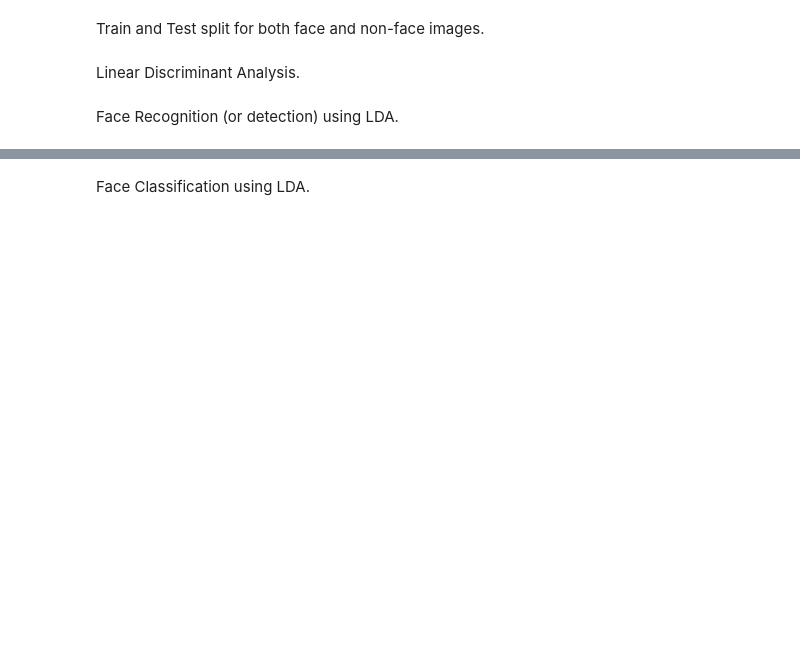
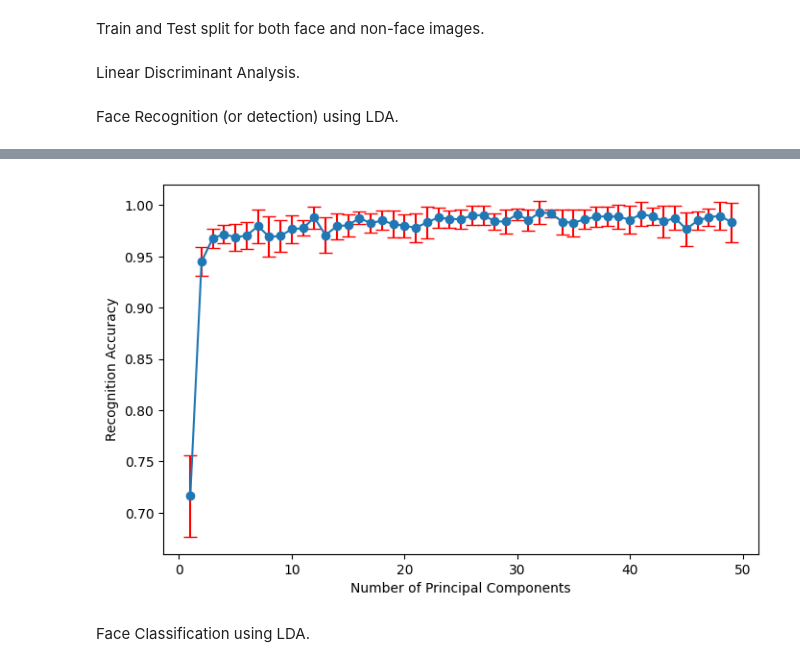
Before and after one commit to anuraglamsal/qf_project_4, a Jupyter notebook: proj_4.ipynb, the cells around one changed output, grey strips where cells are left out. Drawn from its saved outputs; the diff is of its cells as text; code cells hidden in the pictures; blank space fills up the shorter version.

```diff
--- a/proj_4.ipynb
+++ b/proj_4.ipynb
@@ -287,56 +287,75 @@ Face Recognition (or detection) using LDA.
 # %%
 np.random.seed(7)
 
-average_accuracy = 0
-accuracies = []
 num_trials = 10
+accuracy_results = {}
+print_flag = True
 
-for i in range(num_trials):
-    face_train_img, _, face_test_img, _ = random_split_face(35, 8, face_images, face_labels)
-    non_face_train_img, non_face_train_labels, non_face_test_img, non_face_test_labels = random_split_non_face()
+for pc in range(1, 50):
+    average_accuracy = 0
+    accuracies = []
+    for i in range(num_trials):
+        face_train_img, _, face_test_img, _ = random_split_face(35, 8, face_images, face_labels)
+        non_face_train_img, non_face_train_labels, non_face_test_img, non_face_test_labels = random_split_non_face()
 
-    train_images = np.concatenate((face_train_img, non_face_train_img), axis = 1)
-    train_mean = np.mean(train_images, axis = 1, keepdims = True)
+        train_images = np.concatenate((face_train_img, non_face_train_img), axis = 1)
+        train_mean = np.mean(train_images, axis = 1, keepdims = True)
 
-    face_train_centered = face_train_img - train_mean
-    non_face_train_centered = non_face_train_img - train_mean
-    face_test_centered = face_test_img - train_mean
-    non_face_test_centered = non_face_test_img - train_mean
+        face_train_centered = face_train_img - train_mean
+        non_face_train_centered = non_face_train_img - train_mean
+        face_test_centered = face_test_img - train_mean
+        non_face_test_centered = non_face_test_img - train_mean
 
-    train_images_centered = np.concatenate((face_train_centered, non_face_train_centered), axis = 1)
-    U, S, _ = np.linalg.svd(train_images_centered, full_matrices = False)
+        train_images_centered = np.concatenate((face_train_centered, non_face_train_centered), axis = 1)
+        U, S, _ = np.linalg.svd(train_images_centered, full_matrices = False)
 
-    with np.errstate(over = 'ignore', divide = 'ignore', invalid = 'ignore'):
-        # representation of face images in the PCA basis.
-        face_train_rep = (U.T)[0:3, :] @ face_train_centered
-        face_test_rep = (U.T)[0:3, :] @ face_test_centered
+        with np.errstate(over = 'ignore', divide = 'ignore', invalid = 'ignore'):
+            # representation of face images in the PCA basis.
+            face_train_rep = (U.T)[0:pc, :] @ face_train_centered
+            face_test_rep = (U.T)[0:pc, :] @ face_test_centered
 
-        # represenation of non-face images in the PCA basis.
-        non_face_train_rep = (U.T)[0:3, :] @ non_face_train_centered
-        non_face_test_rep = (U.T)[0:3, :] @ non_face_test_centered
+            # represenation of non-face images in the PCA basis.
+            non_face_train_rep = (U.T)[0:pc, :] @ non_face_train_centered
+            non_face_test_rep = (U.T)[0:pc, :] @ non_face_test_centered
 
-    # basis expansion
-    face_train_feat = np.concatenate((face_train_rep, face_train_rep ** 2), axis = 0)
-    face_test_feat = np.concatenate((face_test_rep, face_test_rep ** 2), axis = 0)
-    non_face_train_feat = np.concatenate((non_face_train_rep, non_face_train_rep ** 2), axis = 0)
-    non_face_test_feat = np.concatenate((non_face_test_rep, non_face_test_rep ** 2), axis = 0)
+        """# basis expansion
+        face_train_feat = np.concatenate((face_train_rep, face_train_rep ** 2), axis = 0)
+        face_test_feat = np.concatenate((face_test_rep, face_test_rep ** 2), axis = 0)
+        non_face_train_feat = np.concatenate((non_face_train_rep, non_face_train_rep ** 2), axis = 0)
+        non_face_test_feat = np.concatenate((non_face_test_rep, non_face_test_rep ** 2), axis = 0)"""
 
-    # labels for face recognition for face images: 1 for face, 2 for non-face.
-    face_train_labels = np.array([1.] * face_train_feat.shape[1])
-    face_test_labels = np.array([1.] * face_test_feat.shape[1])
+        # labels for face recognition for face images: 1 for face, 2 for non-face.
+        face_train_labels = np.array([1.] * face_train_rep.shape[1])
+        face_test_labels = np.array([1.] * face_test_rep.shape[1])
 
-    # combining face and non-face images for LDA.
-    train_data = np.concatenate((face_train_feat, non_face_train_feat), axis = 1)
-    train_labels = np.concatenate((face_train_labels, non_face_train_labels), axis = 0)
-    test_data = np.concatenate((face_test_feat, non_face_test_feat), axis = 1)
-    test_labels = np.concatenate((face_test_labels, non_face_test_labels), axis = 0)
+        # combining face and non-face images for LDA.
+        train_data = np.concatenate((face_train_rep, non_face_train_rep), axis = 1)
+        train_labels = np.concatenate((face_train_labels, non_face_train_labels), axis = 0)
+        test_data = np.concatenate((face_test_rep, non_face_test_rep), axis = 1)
+        test_labels = np.concatenate((face_test_labels, non_face_test_labels), axis = 0)
 
-    # Performing LDA.
-    accuracy = LDA(train_data, train_labels, test_data, test_labels)
-    accuracies.append(accuracy)
-    average_accuracy += accuracy
+        # Performing LDA.
+        with np.errstate(over = 'ignore', divide = 'ignore', invalid = 'ignore'):
+            accuracy = LDA(train_data, train_labels, test_data, test_labels)
+        accuracies.append(accuracy)
+        average_accuracy += accuracy
 
-average_accuracy /= num_trials
-print(f"Average accuracy over {num_trials} trials: {average_accuracy}")
-print(f"Standard deviation of accuracies: {np.std(accuracies)}")
+    average_accuracy /= num_trials
+    accuracy_results[pc] = (average_accuracy, np.std(accuracies))
+
+    # print the accuracy and std when the first dip occurs. Then don't print again.
+    if pc > 1 and accuracy_results[pc][0] < accuracy_results[pc - 1][0] and print_flag:
+        print(f"First dip after {pc - 1} PCs: {accuracy_results[pc - 1][0]}")
+        print(f"Standard deviation at {pc - 1} PCs: {accuracy_results[pc - 1][1]}")
+        print_flag = False
+
+# plotting accuracy vs number of pcs
+pcs = list(accuracy_results.keys())
+avg_accuracies = [accuracy_results[pc][0] for pc in pcs]
+std_accuracies = [accuracy_results[pc][1] for pc in pcs]
+plt.figure(figsize = (8, 5))
+plt.errorbar(pcs, avg_accuracies, yerr = std_accuracies, fmt = '-o', ecolor = 'red', capsize = 5)
+plt.xlabel("Number of Principal Components")
+plt.ylabel("Recognition Accuracy")
+plt.show()
 # %% [output]
@@ -345,3 +364,4 @@ Standard deviation of accuracies: 0.01632993161855452
+[figure, added]
 # %% [markdown]
 Face Classification using LDA.
 # %%
```
Also changed, not shown: parts of 9 cells of this notebook, 6 other files.
